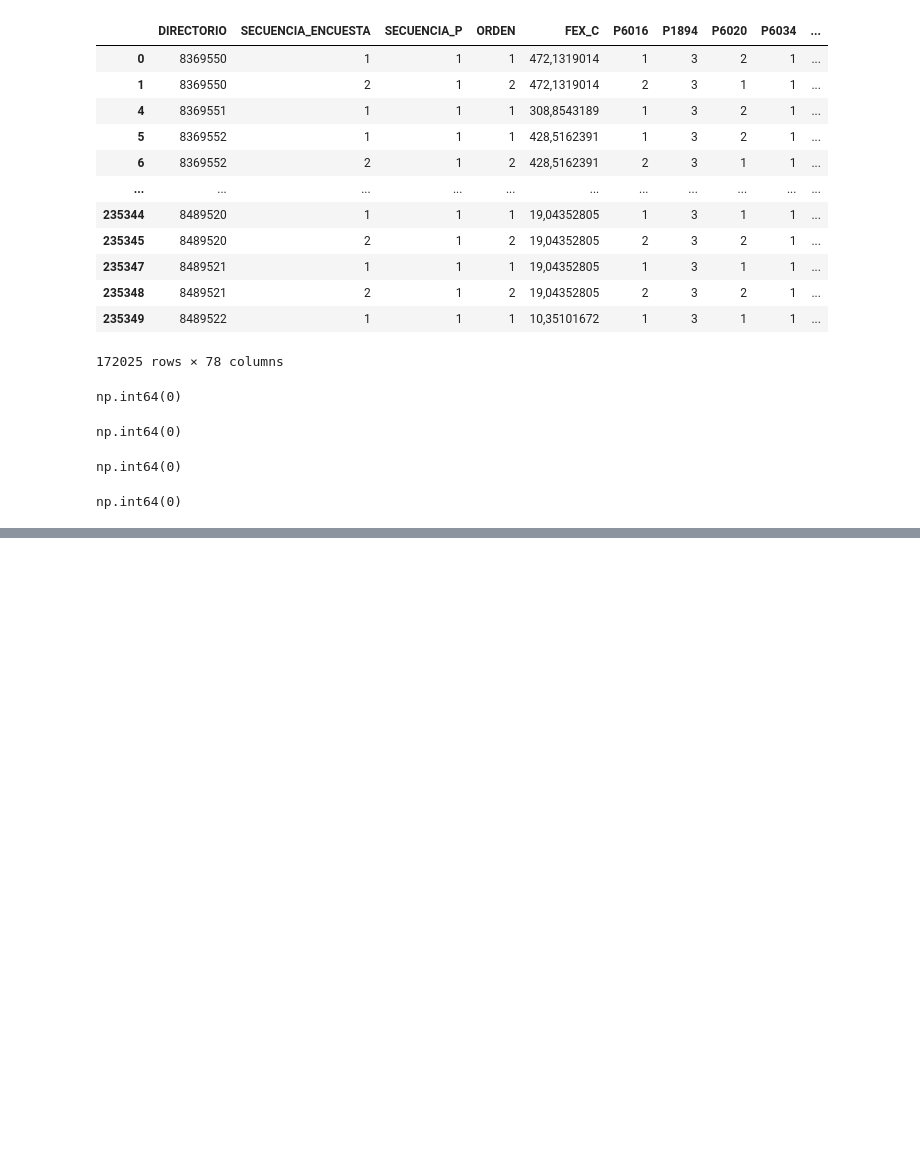
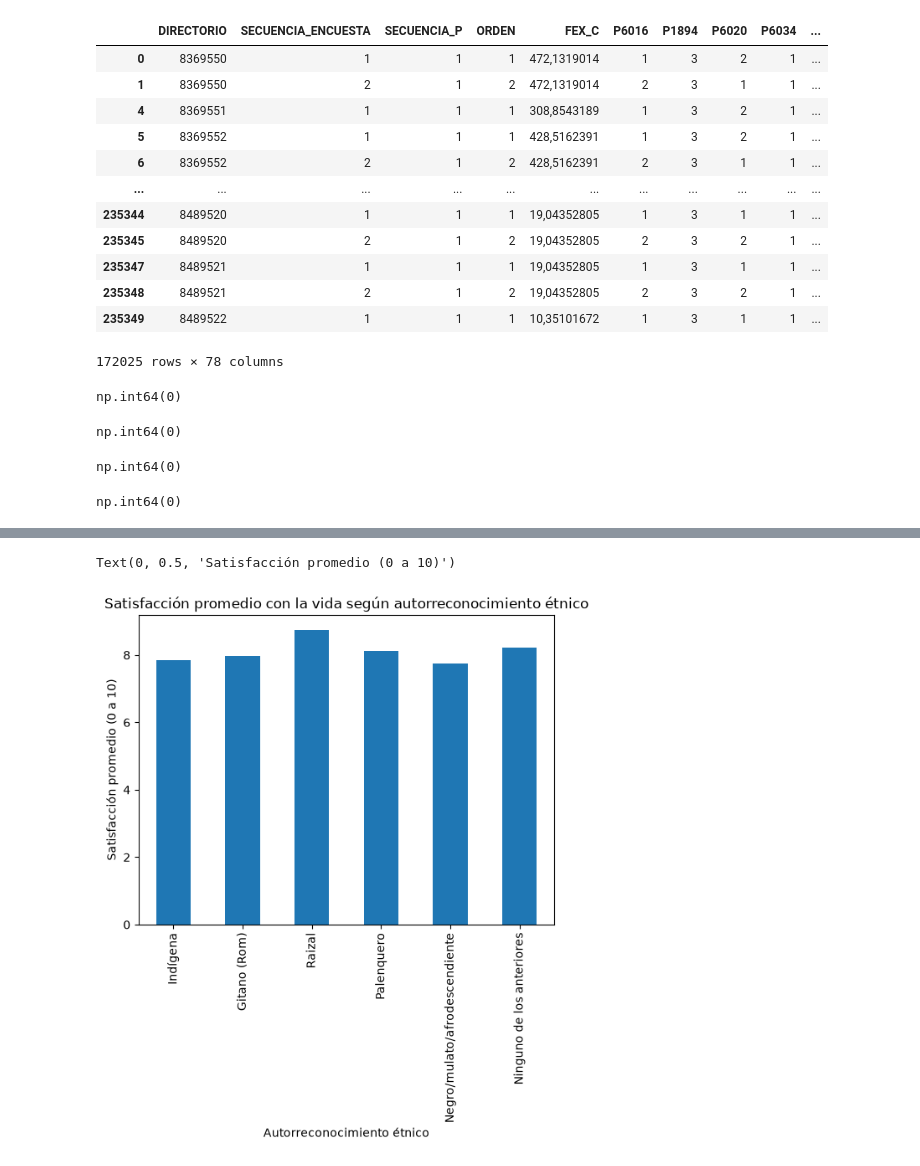
Before and after one commit to SaraVMH/Proyecto1-DATA1002, a Jupyter notebook: jupyter/proy.ipynb, the cells around one changed output, grey strips where cells are left out. Saved outputs shown, nothing was run; the diff lists cells and outputs as text; code cells hidden in the pictures; blank space fills up the shorter version.

```diff
--- a/jupyter/proy.ipynb
+++ b/jupyter/proy.ipynb
@@ -123,0 +124,14 @@ frecuencia_etnia.plot(kind="bar", title="Autorreconocimiento étnico")
+# %%
+etiquetas_etnia = {1:"Indígena", 2:"Gitano (Rom)", 3:"Raizal", 4:"Palenquero",
+                    5:"Negro/mulato/afrodescendiente", 6:"Ninguno de los anteriores"}
+
+filtrado["etnia"] = filtrado["P6080"].map(etiquetas_etnia)
+
+satisfaccion_por_etnia = filtrado.groupby("etnia")["P1895"].mean().reindex(etiquetas_etnia.values())
+
+graf = satisfaccion_por_etnia.plot(kind="bar", title="Satisfacción promedio con la vida según autorreconocimiento étnico")
+graf.set_xlabel("Autorreconocimiento étnico")
+graf.set_ylabel("Satisfacción promedio (0 a 10)")
+# %% [output]
+Text(0, 0.5, 'Satisfacción promedio (0 a 10)')
+[figure, added]
```
Also changed, not shown: parts of 5 cells of this notebook.
